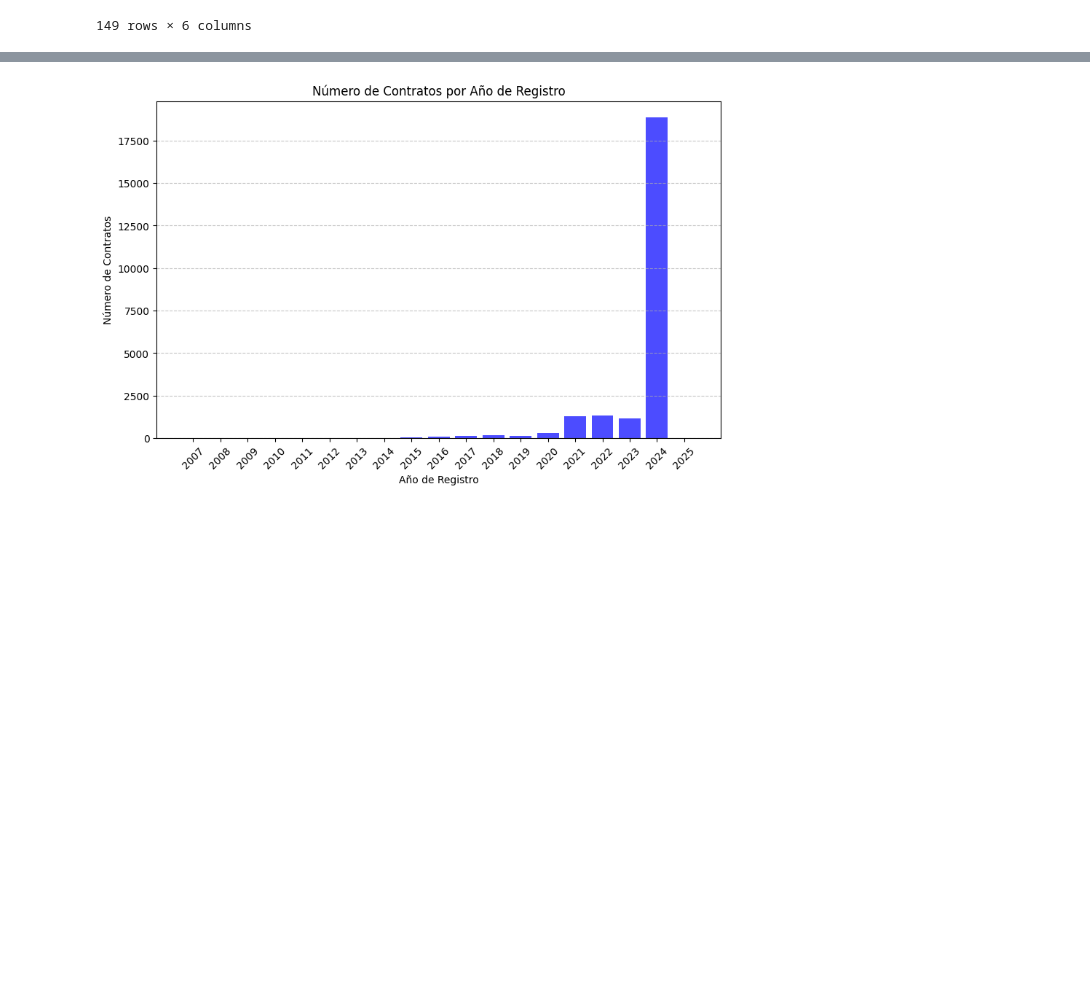
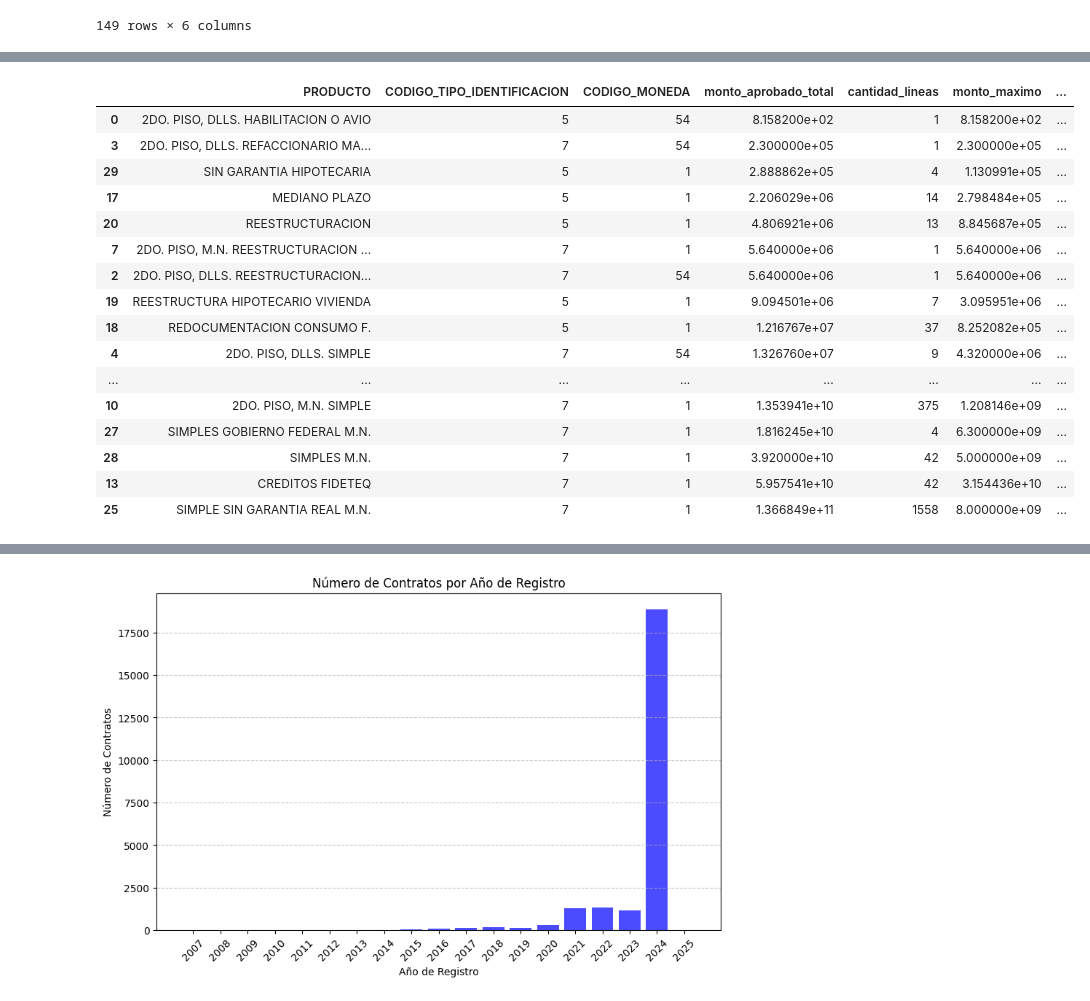
Before and after one commit to Ale1726/clientes_eda, a Jupyter notebook: productos_sirac.ipynb, the cells around one changed output, grey strips where cells are left out. Saved outputs shown, nothing was run; the diff lists cells and outputs as text; code cells hidden in the pictures; blank space fills up the shorter version.

```diff
--- a/productos_sirac.ipynb
+++ b/productos_sirac.ipynb
@@ -295,0 +692,31 @@ agrupado_año
+# %%
+agrupado_producto_monto_seg_moneda_persona = (
+    df_productos.groupby(['PRODUCTO', 'CODIGO_TIPO_IDENTIFICACION' ,'CODIGO_MONEDA'], as_index=False)
+    .agg(
+        monto_aprobado_total = ('MONTO_APROBADO', 'sum'),
+        cantidad_lineas = ("PRODUCTO",'count'),
+        monto_maximo = ("MONTO_APROBADO", "max"),
+        monto_minimo = ('MONTO_APROBADO','min'),
+        numero_clientes_activos = ("NOMBRE_COMPLETO/RAZON_SOCIAL", 'nunique')
+    ).assign(promedio_monto_total_x_producto = lambda df: round(df['monto_aprobado_total'] / df['cantidad_lineas']))
+).sort_values(by=['monto_aprobado_total'])
+# %%
+agrupado_producto_monto_seg_moneda_persona
+# %% [output]
+|  | PRODUCTO | CODIGO_TIPO_IDENTIFICACION | CODIGO_MONEDA | monto_aprobado_total | cantidad_lineas | monto_maximo | ... |
+| 0 | 2DO. PISO, DLLS. HABILITACION O AVIO | 5 | 54 | 8.158200e+02 | 1 | 8.158200e+02 | ... |
+| 3 | 2DO. PISO, DLLS. REFACCIONARIO MA... | 7 | 54 | 2.300000e+05 | 1 | 2.300000e+05 | ... |
+| 29 | SIN GARANTIA HIPOTECARIA | 5 | 1 | 2.888862e+05 | 4 | 1.130991e+05 | ... |
+| 17 | MEDIANO PLAZO | 5 | 1 | 2.206029e+06 | 14 | 2.798484e+05 | ... |
+| 20 | REESTRUCTURACION | 5 | 1 | 4.806921e+06 | 13 | 8.845687e+05 | ... |
+| 7 | 2DO. PISO, M.N. REESTRUCTURACION ... | 7 | 1 | 5.640000e+06 | 1 | 5.640000e+06 | ... |
+| 2 | 2DO. PISO, DLLS. REESTRUCTURACION... | 7 | 54 | 5.640000e+06 | 1 | 5.640000e+06 | ... |
+| 19 | REESTRUCTURA HIPOTECARIO VIVIENDA | 5 | 1 | 9.094501e+06 | 7 | 3.095951e+06 | ... |
+| 18 | REDOCUMENTACION CONSUMO F. | 5 | 1 | 1.216767e+07 | 37 | 8.252082e+05 | ... |
+| 4 | 2DO. PISO, DLLS. SIMPLE | 7 | 54 | 1.326760e+07 | 9 | 4.320000e+06 | ... |
+| ... | ... | ... | ... | ... | ... | ... | ... |
+| 10 | 2DO. PISO, M.N. SIMPLE | 7 | 1 | 1.353941e+10 | 375 | 1.208146e+09 | ... |
+| 27 | SIMPLES GOBIERNO FEDERAL M.N. | 7 | 1 | 1.816245e+10 | 4 | 6.300000e+09 | ... |
+| 28 | SIMPLES M.N. | 7 | 1 | 3.920000e+10 | 42 | 5.000000e+09 | ... |
+| 13 | CREDITOS FIDETEQ | 7 | 1 | 5.957541e+10 | 42 | 3.154436e+10 | ... |
+| 25 | SIMPLE SIN GARANTIA REAL M.N. | 7 | 1 | 1.366849e+11 | 1558 | 8.000000e+09 | ... |
```
Also changed, not shown: parts of 82 cells of this notebook, 3 other files.
